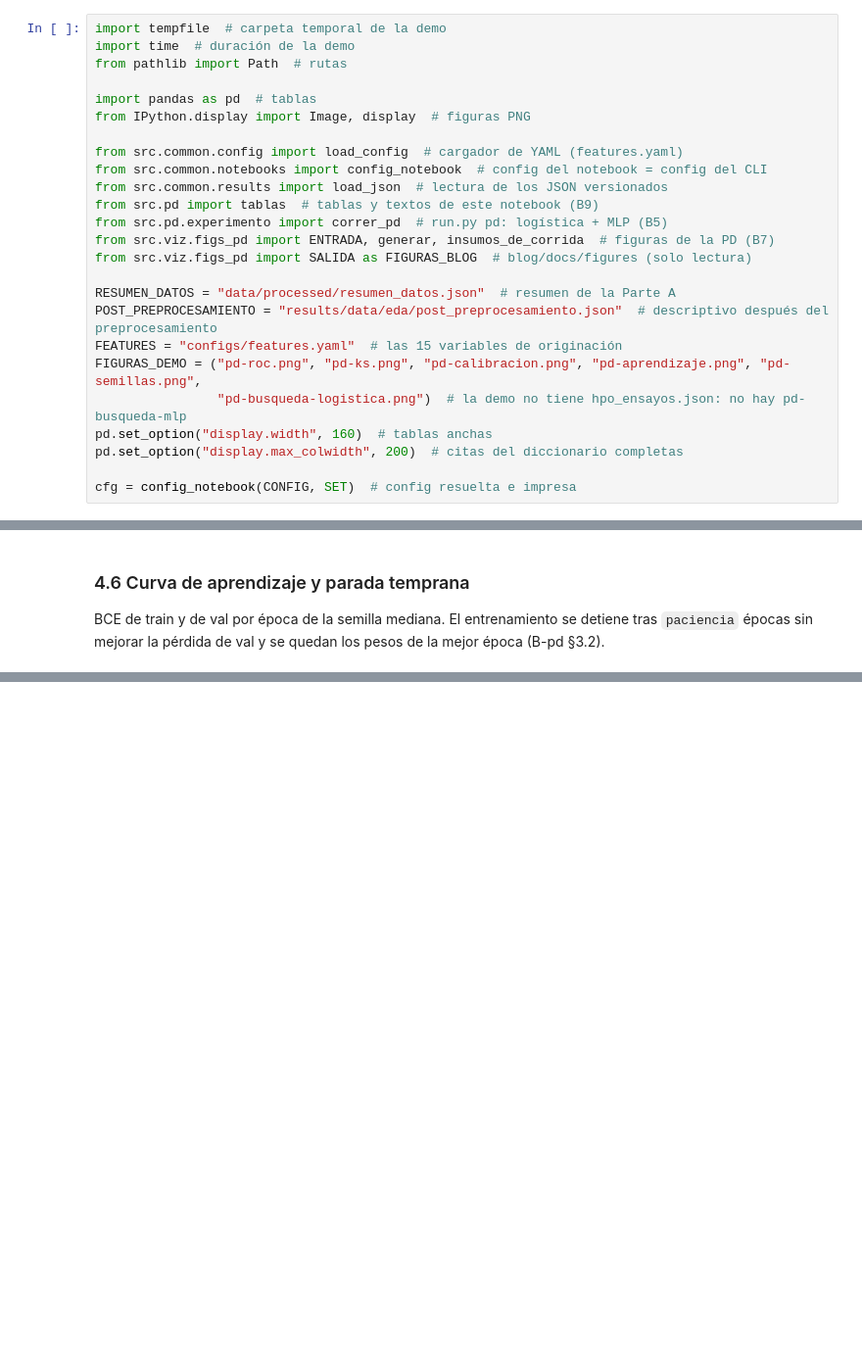
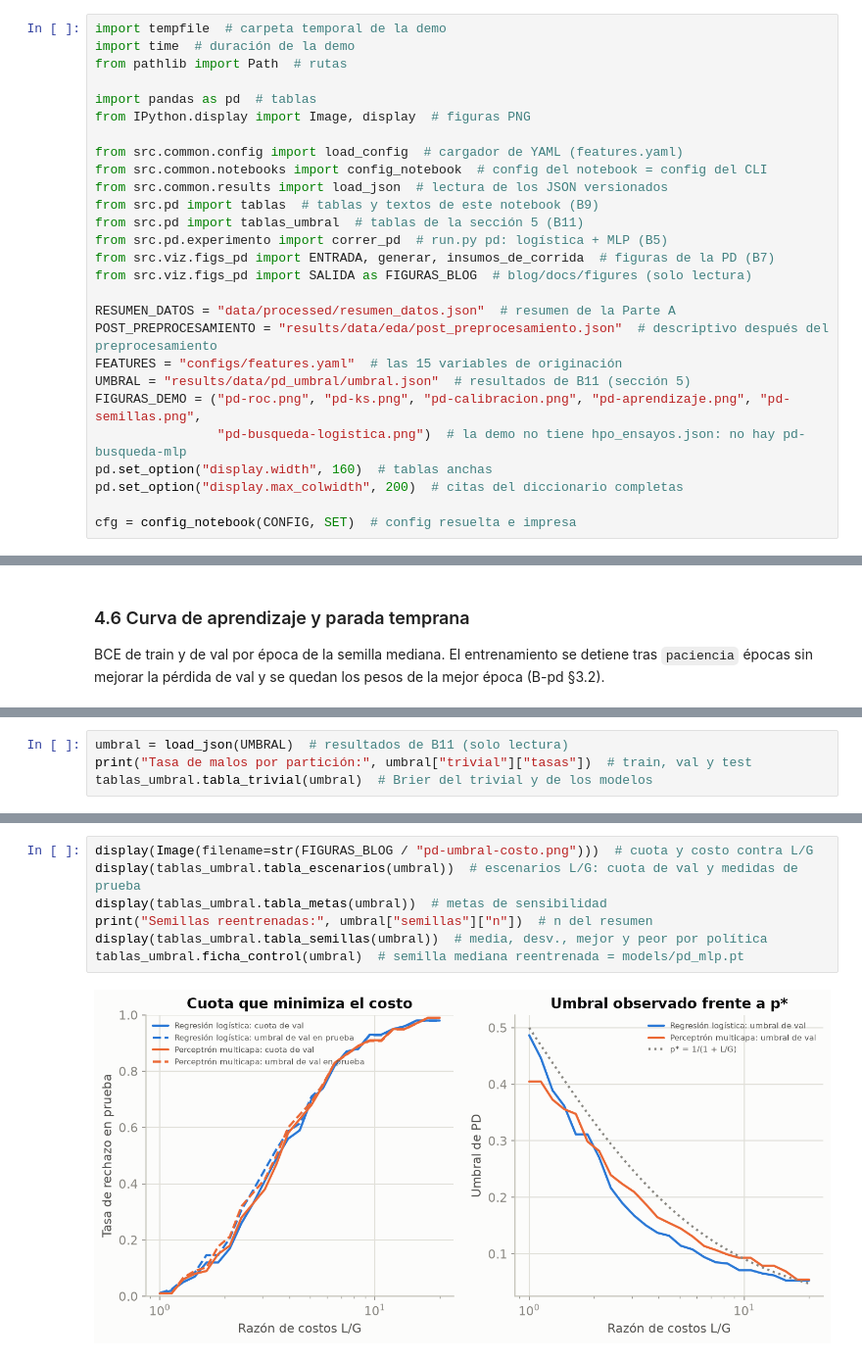
Before and after one commit to danielgonzalez2709/Trabajo2_Redes_Neuronales, a Jupyter notebook: notebooks/02_pd.ipynb, the cells around one changed output, grey strips where cells are left out. Shown at 98% size. Cells and saved outputs as stored; diff of their text form; blank space fills up the shorter version.

```diff
--- a/notebooks/02_pd.ipynb
+++ b/notebooks/02_pd.ipynb
@@ -100,6 +102,7 @@ from src.common.config import load_config  # cargador de YAML (features.yaml)
 from src.common.notebooks import config_notebook  # config del notebook = config del CLI
 from src.common.results import load_json  # lectura de los JSON versionados
 from src.pd import tablas  # tablas y textos de este notebook (B9)
+from src.pd import tablas_umbral  # tablas de la sección 5 (B11)
 from src.pd.experimento import correr_pd  # run.py pd: logística + MLP (B5)
 from src.viz.figs_pd import ENTRADA, generar, insumos_de_corrida  # figuras de la PD (B7)
 from src.viz.figs_pd import SALIDA as FIGURAS_BLOG  # blog/docs/figures (solo lectura)
@@ -107,6 +110,7 @@ from src.viz.figs_pd import SALIDA as FIGURAS_BLOG  # blog/docs/figures (solo le
 RESUMEN_DATOS = "data/processed/resumen_datos.json"  # resumen de la Parte A
 POST_PREPROCESAMIENTO = "results/data/eda/post_preprocesamiento.json"  # descriptivo después del preprocesamiento
 FEATURES = "configs/features.yaml"  # las 15 variables de originación
+UMBRAL = "results/data/pd_umbral/umbral.json"  # resultados de B11 (sección 5)
 FIGURAS_DEMO = ("pd-roc.png", "pd-ks.png", "pd-calibracion.png", "pd-aprendizaje.png", "pd-semillas.png",
                 "pd-busqueda-logistica.png")  # la demo no tiene hpo_ensayos.json: no hay pd-busqueda-mlp
 pd.set_option("display.width", 160)  # tablas anchas
@@ -501,0 +522,4 @@ display(Image(filename=str(FIGURAS_BLOG / "pd-aprendizaje.png")))  # curva de ap
+# %%
+umbral = load_json(UMBRAL)  # resultados de B11 (solo lectura)
+print("Tasa de malos por partición:", umbral["trivial"]["tasas"])  # train, val y test
+tablas_umbral.tabla_trivial(umbral)  # Brier del trivial y de los modelos
@@ -501,0 +566,9 @@ display(Image(filename=str(FIGURAS_BLOG / "pd-aprendizaje.png")))  # curva de ap
+# %%
+display(Image(filename=str(FIGURAS_BLOG / "pd-umbral-costo.png")))  # cuota y costo contra L/G
+display(tablas_umbral.tabla_escenarios(umbral))  # escenarios L/G: cuota de val y medidas de prueba
+display(tablas_umbral.tabla_metas(umbral))  # metas de sensibilidad
+print("Semillas reentrenadas:", umbral["semillas"]["n"])  # n del resumen
+display(tablas_umbral.tabla_semillas(umbral))  # media, desv., mejor y peor por política
+tablas_umbral.ficha_control(umbral)  # semilla mediana reentrenada = models/pd_mlp.pt
+# %% [output]
+[figure, added]
```
Also changed, not shown: parts of 20 cells of this notebook, 2 other files.
